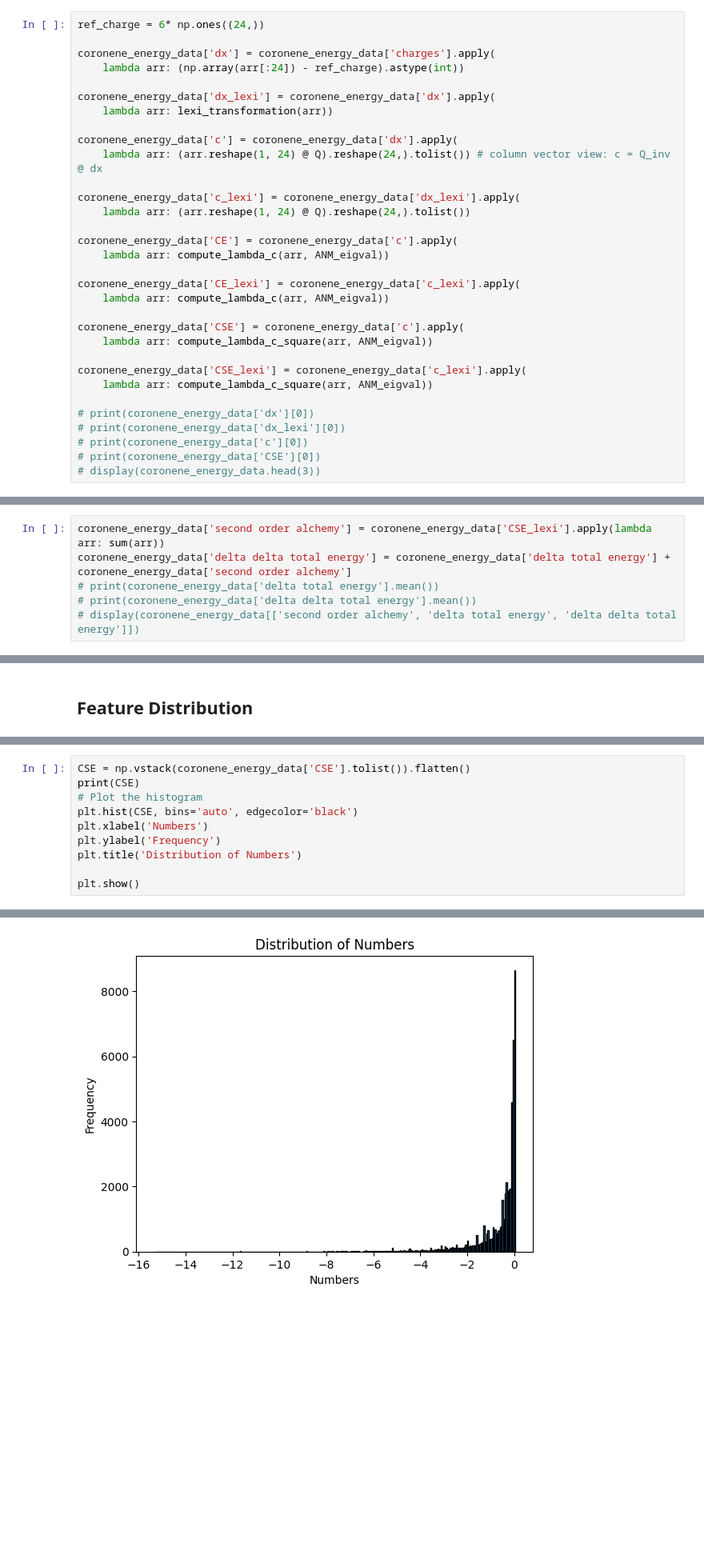
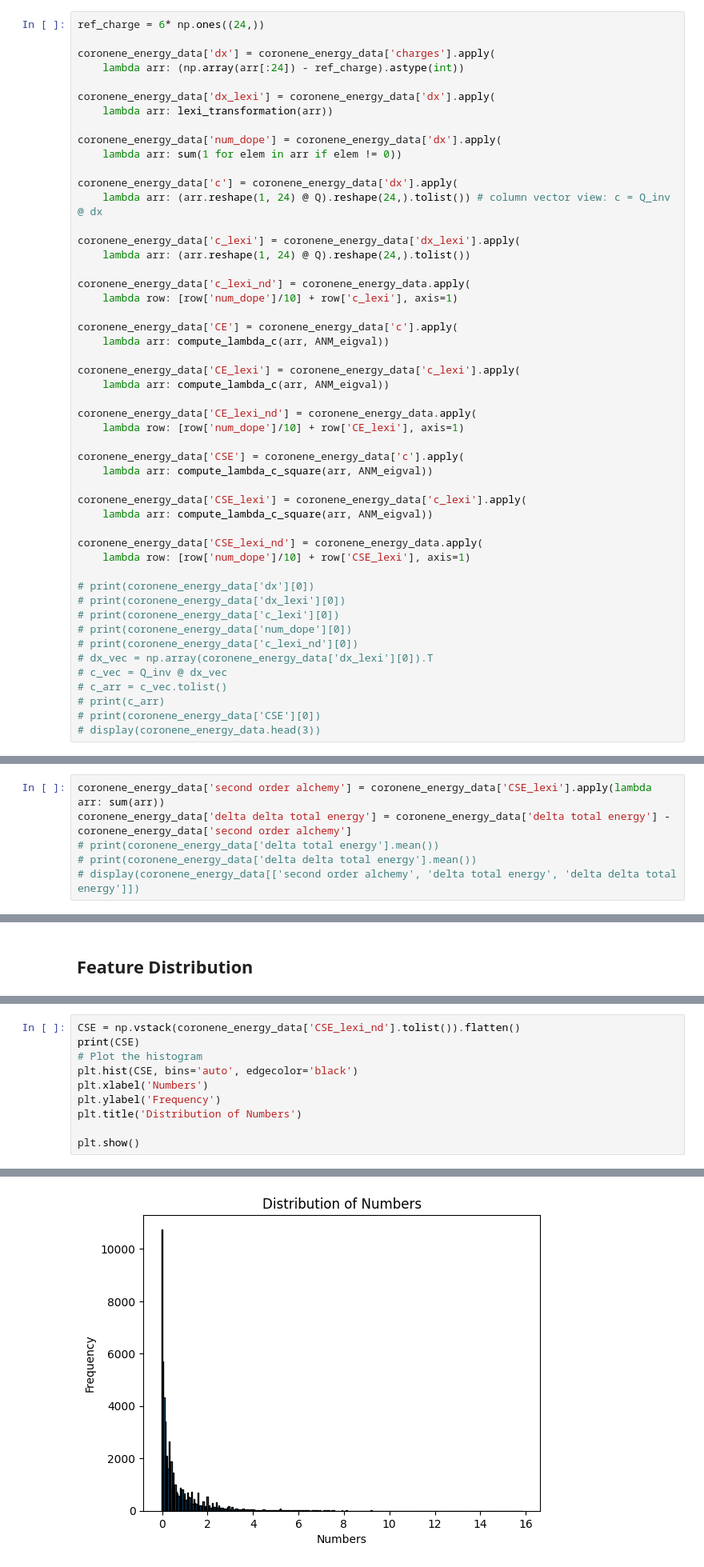
Before and after one commit to GabrielWu2004/Alchemical_Normal_Modes, a Jupyter notebook: [2]_ANM_with_coronene/main_code/process_coronene_data.ipynb, the cells around one changed output, grey strips where cells are left out. Shown at 80% size. Cells and saved outputs as stored; diff of their text form; blank space fills up the shorter version.

```diff
--- a/[2]_ANM_with_coronene/main_code/process_coronene_data.ipynb
+++ b/[2]_ANM_with_coronene/main_code/process_coronene_data.ipynb
@@ -61,11 +61,17 @@ coronene_energy_data['dx'] = coronene_energy_data['charges'].apply(
 coronene_energy_data['dx_lexi'] = coronene_energy_data['dx'].apply(
     lambda arr: lexi_transformation(arr))
 
+coronene_energy_data['num_dope'] = coronene_energy_data['dx'].apply(
+    lambda arr: sum(1 for elem in arr if elem != 0))
+
 coronene_energy_data['c'] = coronene_energy_data['dx'].apply(
     lambda arr: (arr.reshape(1, 24) @ Q).reshape(24,).tolist()) # column vector view: c = Q_inv @ dx
 
 coronene_energy_data['c_lexi'] = coronene_energy_data['dx_lexi'].apply(
     lambda arr: (arr.reshape(1, 24) @ Q).reshape(24,).tolist())
+
+coronene_energy_data['c_lexi_nd'] = coronene_energy_data.apply(
+    lambda row: [row['num_dope']/10] + row['c_lexi'], axis=1)
 
 coronene_energy_data['CE'] = coronene_energy_data['c'].apply(
     lambda arr: compute_lambda_c(arr, ANM_eigval))
@@ -73,14 +79,26 @@ coronene_energy_data['CE'] = coronene_energy_data['c'].apply(
 coronene_energy_data['CE_lexi'] = coronene_energy_data['c_lexi'].apply(
     lambda arr: compute_lambda_c(arr, ANM_eigval))
 
+coronene_energy_data['CE_lexi_nd'] = coronene_energy_data.apply(
+    lambda row: [row['num_dope']/10] + row['CE_lexi'], axis=1)
+
 coronene_energy_data['CSE'] = coronene_energy_data['c'].apply(
     lambda arr: compute_lambda_c_square(arr, ANM_eigval))
 
 coronene_energy_data['CSE_lexi'] = coronene_energy_data['c_lexi'].apply(
     lambda arr: compute_lambda_c_square(arr, ANM_eigval))
 
+coronene_energy_data['CSE_lexi_nd'] = coronene_energy_data.apply(
+    lambda row: [row['num_dope']/10] + row['CSE_lexi'], axis=1)
+
 # print(coronene_energy_data['dx'][0])
 # print(coronene_energy_data['dx_lexi'][0])
-# print(coronene_energy_data['c'][0])
+# print(coronene_energy_data['c_lexi'][0])
+# print(coronene_energy_data['num_dope'][0])
+# print(coronene_energy_data['c_lexi_nd'][0])
+# dx_vec = np.array(coronene_energy_data['dx_lexi'][0]).T
+# c_vec = Q_inv @ dx_vec
+# c_arr = c_vec.tolist()
+# print(c_arr)
 # print(coronene_energy_data['CSE'][0])
 # display(coronene_energy_data.head(3))
@@ -87,6 +108,6 @@ coronene_energy_data['CSE_lexi'] = coronene_energy_data['c_lexi'].apply(
 # %%
 coronene_energy_data['second order alchemy'] = coronene_energy_data['CSE_lexi'].apply(lambda arr: sum(arr))
-coronene_energy_data['delta delta total energy'] = coronene_energy_data['delta total energy'] + coronene_energy_data['second order alchemy']
+coronene_energy_data['delta delta total energy'] = coronene_energy_data['delta total energy'] - coronene_energy_data['second order alchemy']
 # print(coronene_energy_data['delta total energy'].mean())
 # print(coronene_energy_data['delta delta total energy'].mean())
 # display(coronene_energy_data[['second order alchemy', 'delta total energy', 'delta delta total energy']])
@@ -128,5 +149,5 @@ plt.show()
 # %%
-CSE = np.vstack(coronene_energy_data['CSE'].tolist()).flatten()
+CSE = np.vstack(coronene_energy_data['CSE_lexi_nd'].tolist()).flatten()
 print(CSE)
 # Plot the histogram
 plt.hist(CSE, bins='auto', edgecolor='black')
@@ -141,2 +162,2 @@ plt.show()
-[figure, old version]
+[figure, new version]
 # %%
```
Also changed, not shown: parts of 5 cells of this notebook, 11 other files.
